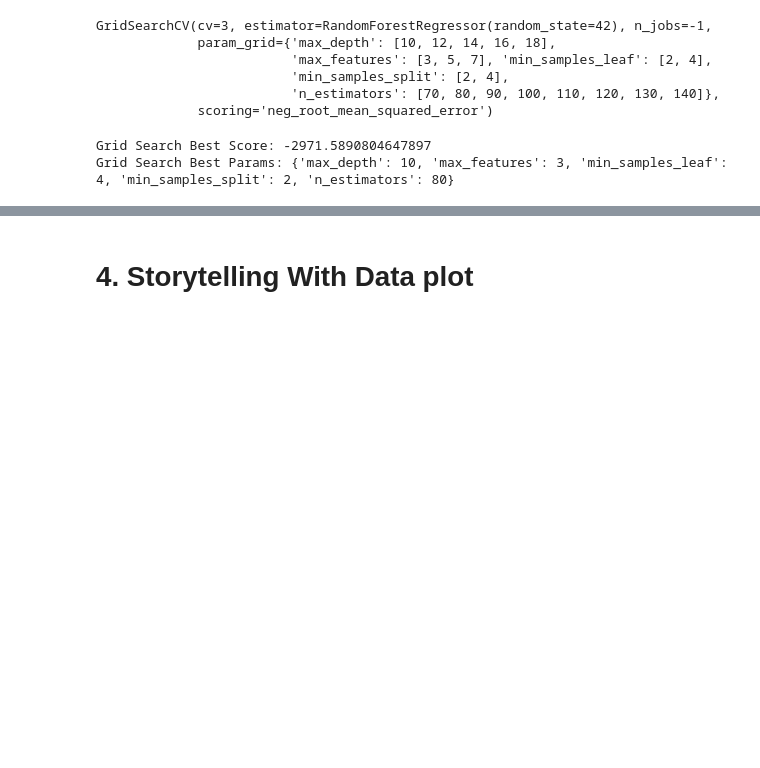
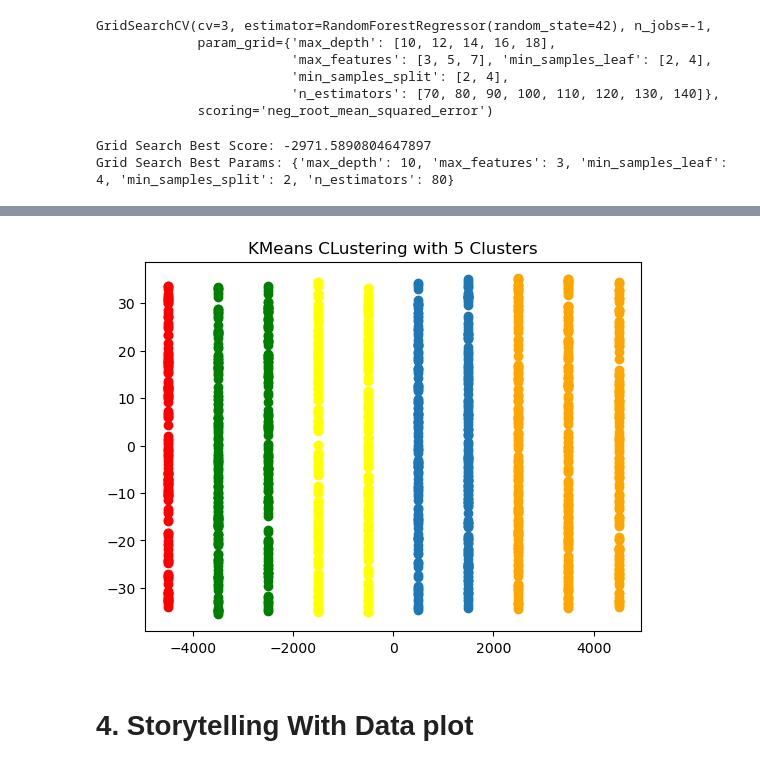
Before and after one commit to joe-bene/AiForLeaders, a Jupyter notebook: Week11.ipynb, the cells around one changed output, grey strips where cells are left out. Saved outputs shown, nothing was run; the diff lists cells and outputs as text; code cells hidden in the pictures; blank space fills up the shorter version.

```diff
--- a/Week11.ipynb
+++ b/Week11.ipynb
@@ -372,3 +416,30 @@ Grid Search Best Params: {'max_depth': 10, 'max_features': 3, 'min_samples_leaf'
+# %%
+# looks like the optimal value to use here is five
+
+kmeans = KMeans(n_clusters=5)
+labels = kmeans.fit_predict(general_fraud_data_auto_numeric_pca)
+
+filtered_data0 = general_fraud_data_auto_numeric_pca[labels==0]
+
+filtered_data1 = general_fraud_data_auto_numeric_pca[labels==1]
+
+filtered_data2 = general_fraud_data_auto_numeric_pca[labels==2]
+
+filtered_data3 = general_fraud_data_auto_numeric_pca[labels==3]
+
+filtered_data4 = general_fraud_data_auto_numeric_pca[labels==4]
+
+
+
+plt.scatter(filtered_data0[:,0] , filtered_data0[:,1])
+plt.scatter(filtered_data1[:,0] , filtered_data1[:,1],c="red")
+plt.scatter(filtered_data2[:,0] , filtered_data2[:,1], c="yellow")
+plt.scatter(filtered_data3[:,0] , filtered_data3[:,1],c="orange")
+plt.scatter(filtered_data4[:,0] , filtered_data4[:,1], c="green")
+plt.title("KMeans CLustering with 5 Clusters")
+None
+# %% [output]
+[figure, added]
 # %% [markdown]
 # 4. Storytelling With Data plot
 # %% [markdown]
```
Also changed, not shown: parts of 3 cells of this notebook.
